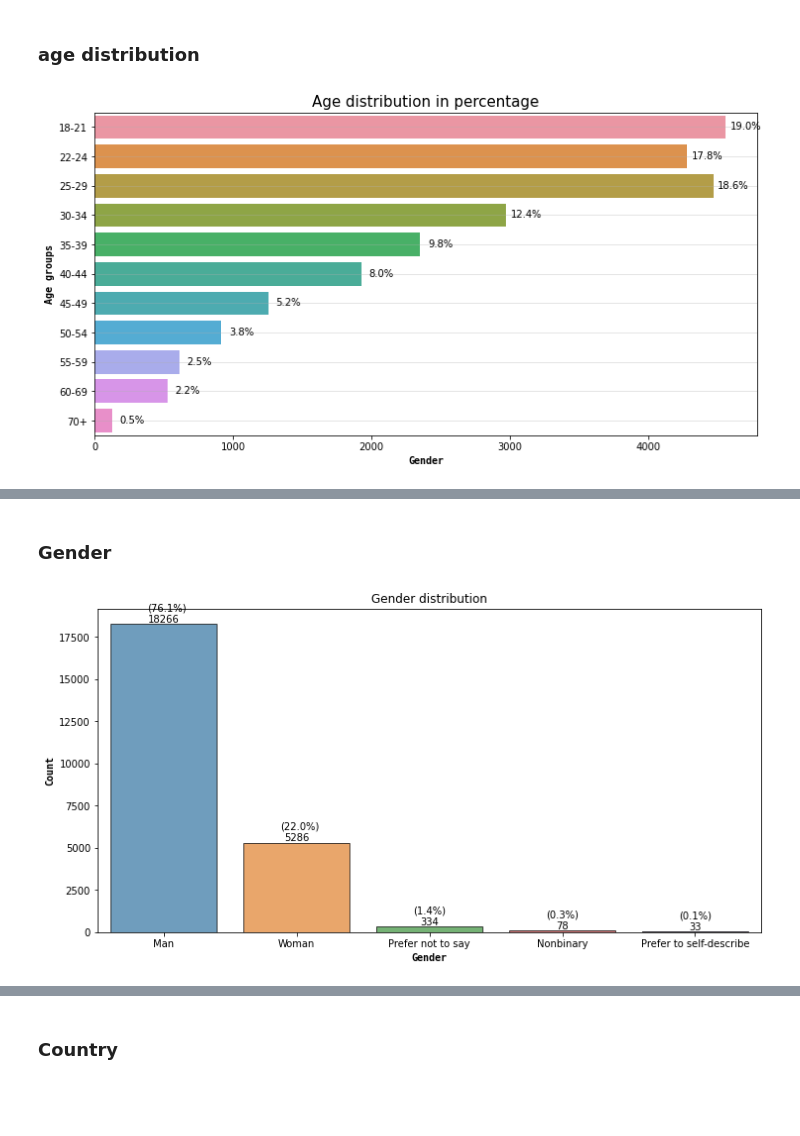
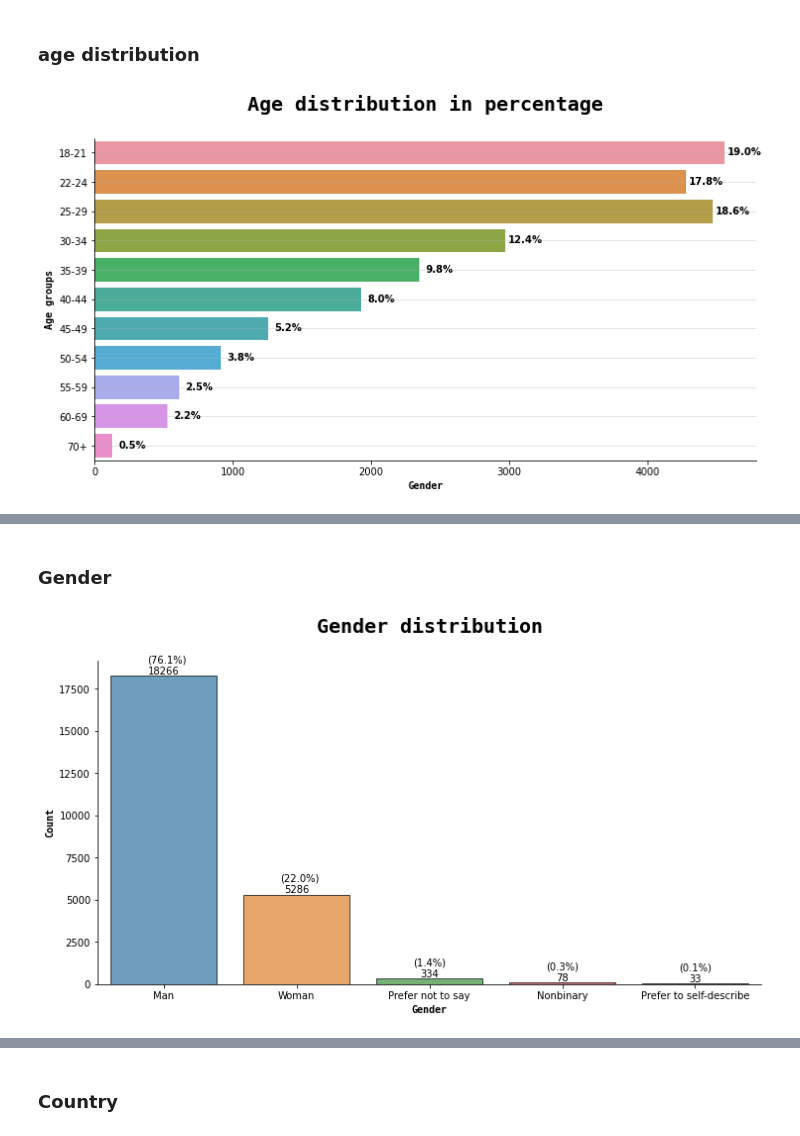
Before and after one commit to Daviditto/2022-kaggle-machine-learning-and-data-science-survey, a Jupyter notebook: 2022 kaggle machine learning and data science survey part 1.ipynb, the cells around one changed output, grey strips where cells are left out. Cells and saved outputs as stored; diff of their text form; code cells hidden in the pictures; blank space fills up the shorter version.

Commit message:
Add files via upload
add more detail to the figures and make them look nicer

```diff
--- a/2022 kaggle machine learning and data science survey part 1.ipynb
+++ b/2022 kaggle machine learning and data science survey part 1.ipynb
@@ -57,17 +57,18 @@ fig.set_size_inches(20,6)
 # %%
 sns.countplot(y=data['Q2'][1:].sort_values())
 ax = plt.gca()
 ax.grid(axis='y', linestyle='-', alpha=0.4)
+ax.spines[['top','right']].set_visible(False)
 for p in ax.patches:
     percentage = f'{100 * p.get_width() / float(len(data)):.1f}%\n'
-    ax.annotate(percentage, ( p.get_width()+145,p.get_y() + p.get_height()/1.4), ha='center', va='center')
+    ax.annotate(percentage, ( p.get_width()+145,p.get_y() + p.get_height()/1.4), ha='center', va='center', weight='semibold')
 fig = plt.gcf()
 fig.set_size_inches(12,6)
-plt.title('Age distribution in percentage',size=15)
+plt.title('Age distribution in percentage\n',size=20, weight='semibold',font='monospace')
 plt.xlabel('Gender',fontname = 'monospace', weight='semibold')
 plt.ylabel('Age groups',fontname = 'monospace', weight='semibold');
 # %% [output]
-[figure, old version]
+[figure, new version]
 # %%
 fig = px.pie(data['Q2'][1:].value_counts().reset_index(), values='Q2', names='index', title='Age distribution', labels={'Q2':'count', 'index':'age group'})
 fig.update_traces(textinfo='label+ percent')
@@ -89,13 +90,14 @@ for i in ax.containers:
 for p in ax.patches:
     pct = f'({100*p.get_height()/float(len(data)):0.1f}%)\n'
     ax.annotate(pct, (p.get_x()+p.get_width()/2.9, p.get_y()+p.get_height()+120))
+ax.spines[['top', 'right']].set_visible(False)
 fig = plt.gcf()
 fig.set_size_inches(12,6)
 plt.xlabel('Gender',fontname = 'monospace', weight='semibold')
 plt.ylabel('Count',fontname = 'monospace', weight='semibold')
-plt.title('Gender distribution');
+plt.title('Gender distribution\n', size=20,weight='semibold',font='monospace');
 # %% [output]
-[figure, old version]
+[figure, new version]
 # %%
 fig = px.pie(data['Q3'][1:].value_counts().reset_index(), values='Q3', names='index', labels={'index':'Gender', 'Q3':'Count'}
             ,title='Gender distribution')
```
Also changed, not shown: parts of 1 cell of this notebook.
